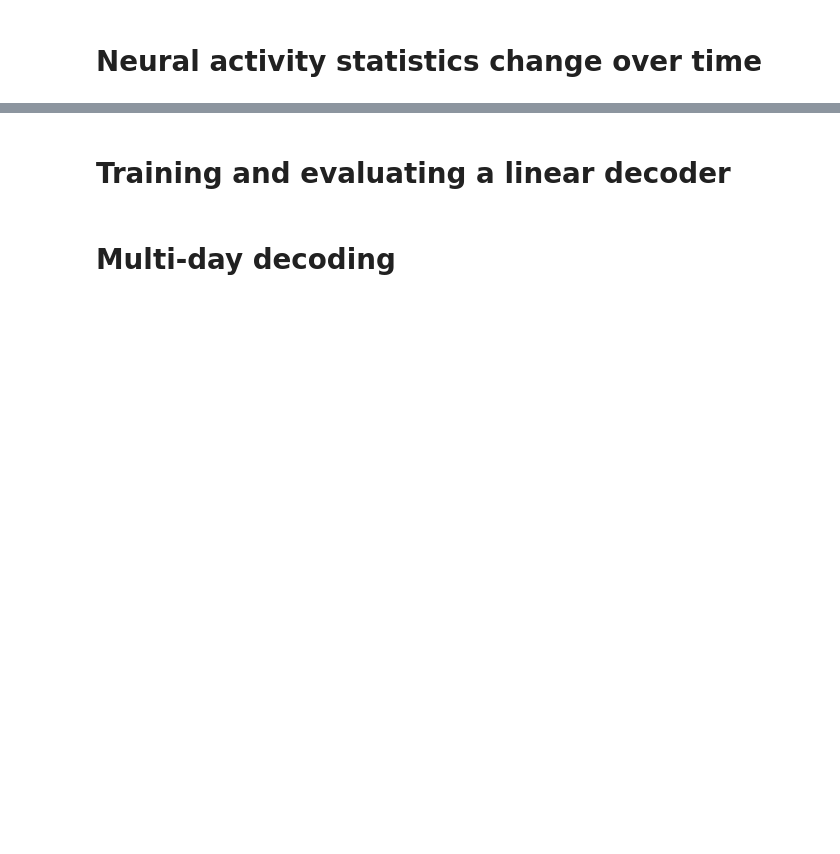
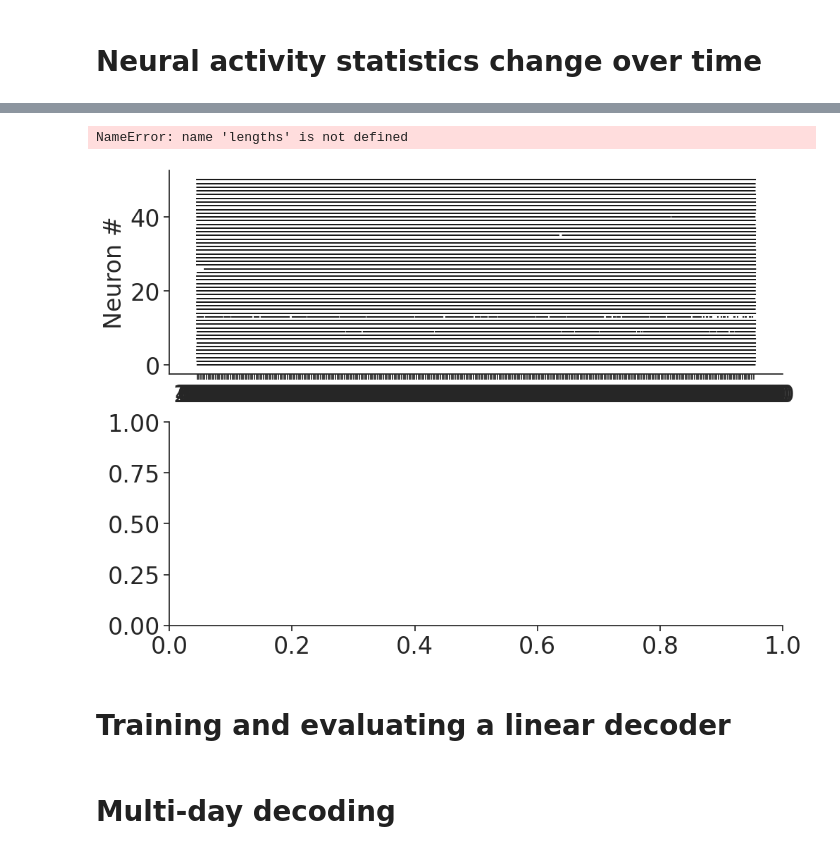
Before and after one commit to snel-repo/falcon-challenge, a Jupyter notebook: data_demos/m1.ipynb, the cells around one changed output, grey strips where cells are left out. Cells and saved outputs as stored; diff of their text form; code cells hidden in the pictures; blank space fills up the shorter version.

```diff
--- a/data_demos/m1.ipynb
+++ b/data_demos/m1.ipynb
@@ -223,3 +230,31 @@ axes[1].set_title('Firing Rate Distribution per day', ha='center', va='center',
+# %%
+# Plot multiple days back to back to note change in structure
+binned_neural = spikes
+f, axes = plt.subplots(2, 1, figsize=(10, 7), layout='constrained')
+
+rasterplot(binned_neural, ax=axes[0])
+day_intervals = np.cumsum(lengths)
+for i, length in enumerate(day_intervals[:-1]):
+    if start_dates[i] == start_dates[i + 1]:
+        continue
+    axes[0].axvline(length * BIN_SIZE_S, color='r', linewidth=1)
+
+# Plot mean firing rates in different days
+daily_means = []
+day_intervals = [0, *np.cumsum(lengths)]
+for start, end in zip(day_intervals[:-1], day_intervals[1:]):
+    daily_means.append(np.mean(binned_neural[start:end], axis=0))
+# daily_means is a list of 8 arrays, each of shape (N,) - histplot them separately using sns and pd
+flattened_data = {'Day': [], 'Mean Firing Rate (Hz)': []}
+for day, means in zip(start_dates, daily_means):
+    flattened_data['Day'].extend([day.strftime('%m-%d')] * len(means))  # Extend day labels - reformat for simplicity
+    flattened_data['Mean Firing Rate (Hz)'].extend(means)  # Extend mean firing rates
+
+axes[1] = sns.histplot(data=flattened_data, x='Mean Firing Rate (Hz)', hue='Day', kde=True, ax=axes[1], palette='viridis', bins=20, stat='percent', multiple='dodge')
+axes[1].set_title('Firing Rate Distribution per day', ha='center', va='center', transform=axes[1].transAxes, fontsize=18)
+# %% [output]
+NameError: name 'lengths' is not defined
+[figure, added]
 # %% [markdown]
 # Training and evaluating a linear decoder
 # %%
```
Also changed, not shown: parts of 4 cells of this notebook.
